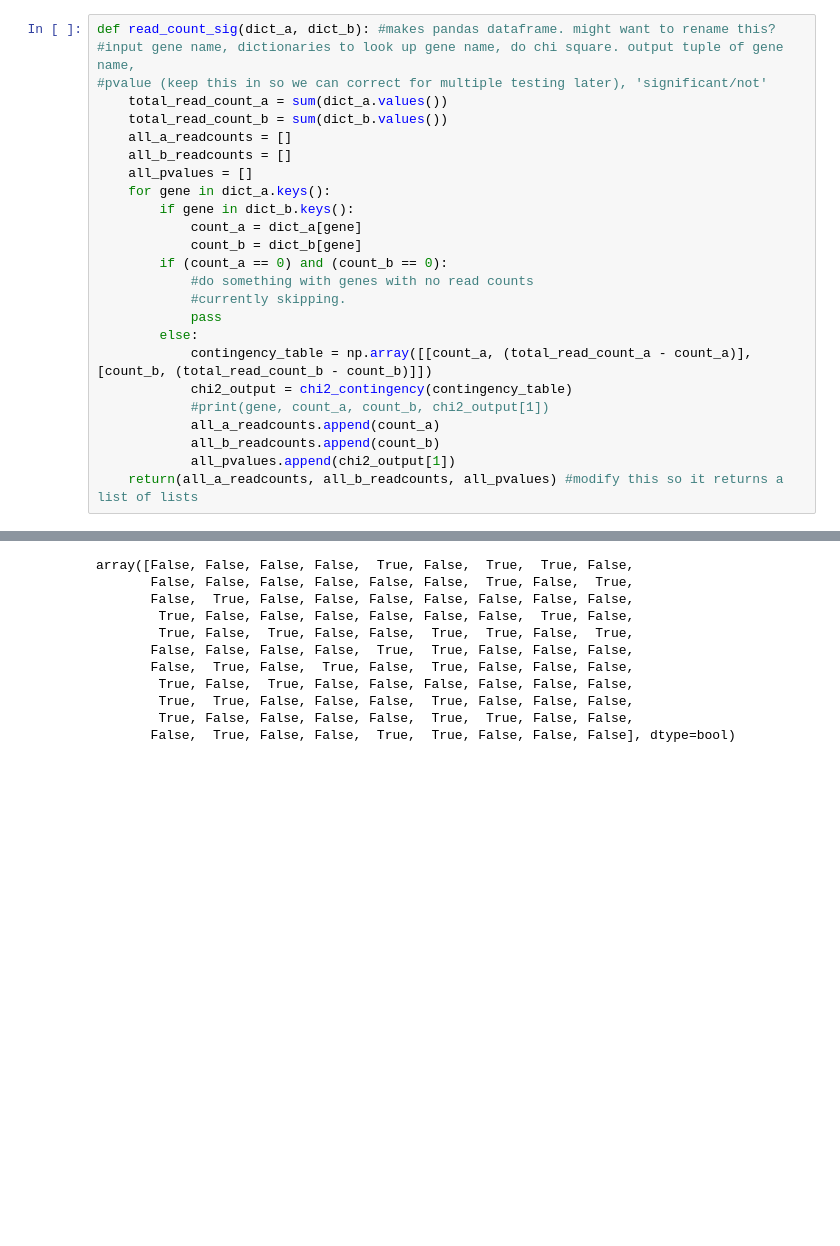
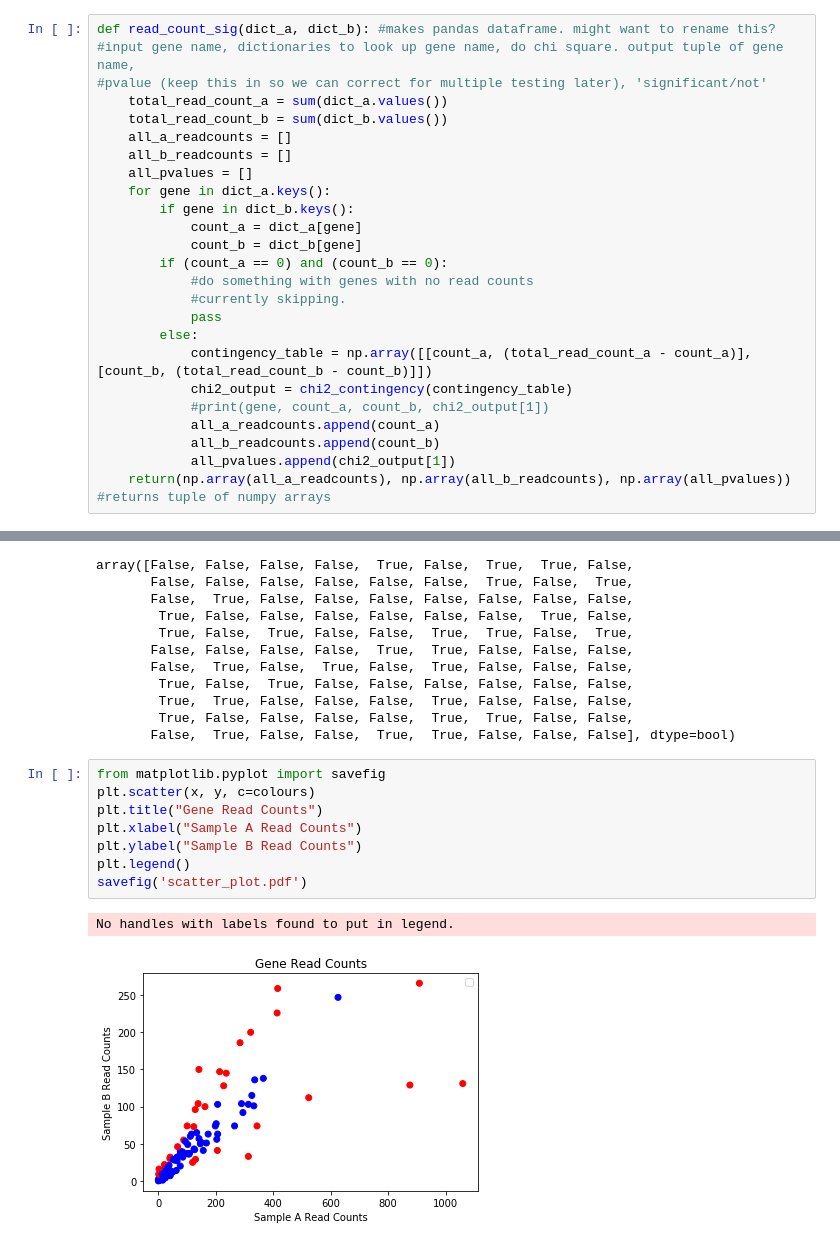
Before and after one commit to annabehling/program_B, a Jupyter notebook: program_B.ipynb, the cells around one changed output, grey strips where cells are left out. Drawn from its saved outputs; the diff is of its cells as text; blank space fills up the shorter version.

Commit message:
colour coded scatterplot for significant/nonsignificant and writes to file

```diff
--- a/program_B.ipynb
+++ b/program_B.ipynb
@@ -658,7 +658,7 @@ def read_count_sig(dict_a, dict_b): #makes pandas dataframe. might want to renam
             all_a_readcounts.append(count_a)
             all_b_readcounts.append(count_b)
             all_pvalues.append(chi2_output[1])
-    return(all_a_readcounts, all_b_readcounts, all_pvalues) #modify this so it returns a list of lists
+    return(np.array(all_a_readcounts), np.array(all_b_readcounts), np.array(all_pvalues)) #returns tuple of numpy arrays
 # %%
 x, y, pvals = read_count_sig(sample_a_dict, sample_b_dict) #triple assign this output to x, y, pvals. then do plt.scatter
 # %%
@@ -709,3 +715,14 @@ array([False, False, False, False,  True, False,  True,  True, False,
         True,  True, False, False, False,  True, False, False, False,
         True, False, False, False, False,  True,  True, False, False,
        False,  True, False, False,  True,  True, False, False, False], dtype=bool)
+# %%
+from matplotlib.pyplot import savefig
+plt.scatter(x, y, c=colours)
+plt.title("Gene Read Counts")
+plt.xlabel("Sample A Read Counts")
+plt.ylabel("Sample B Read Counts")
+plt.legend()
+savefig('scatter_plot.pdf')
+# %% [output]
+No handles with labels found to put in legend.
+[figure, added]
```
Also changed, not shown: parts of 14 cells of this notebook.
